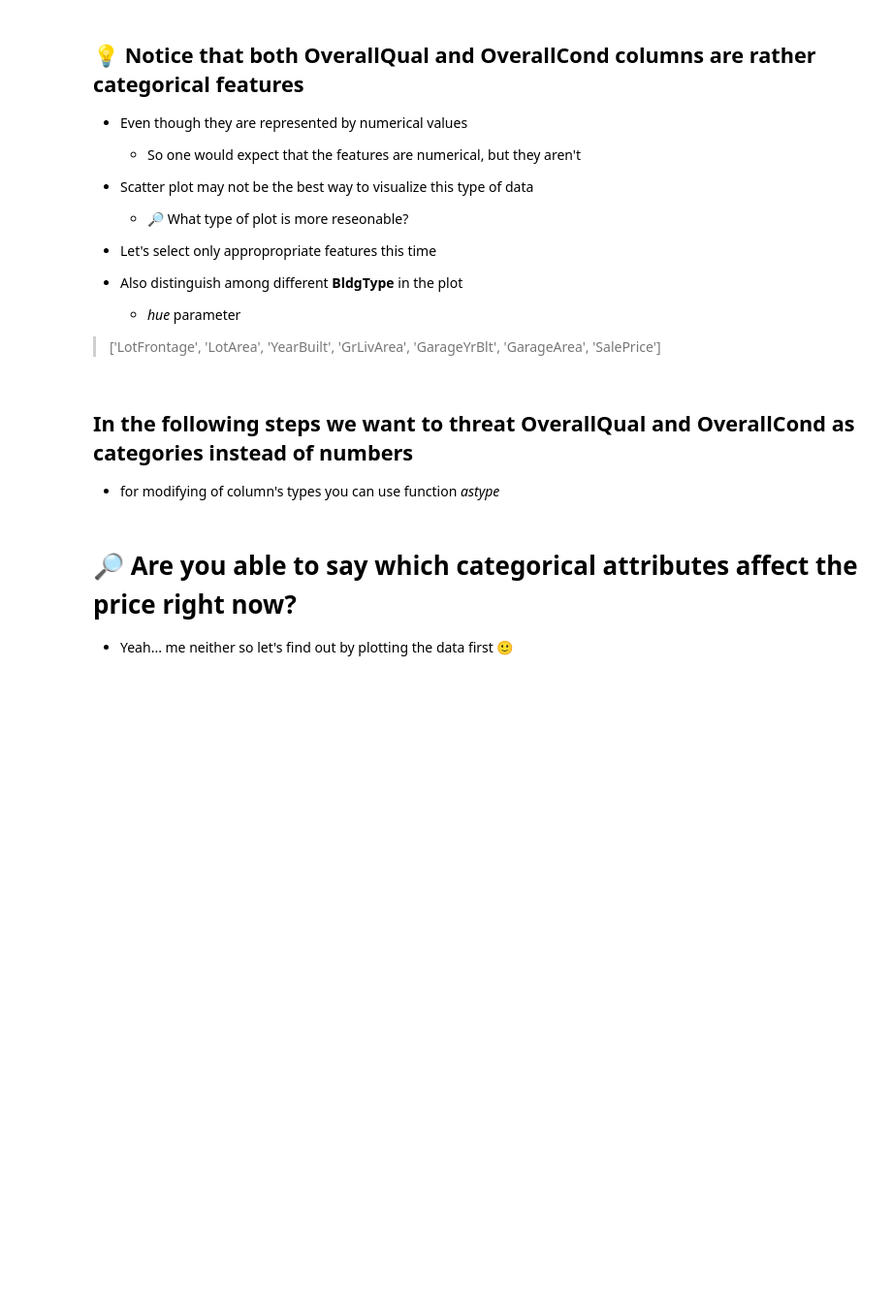
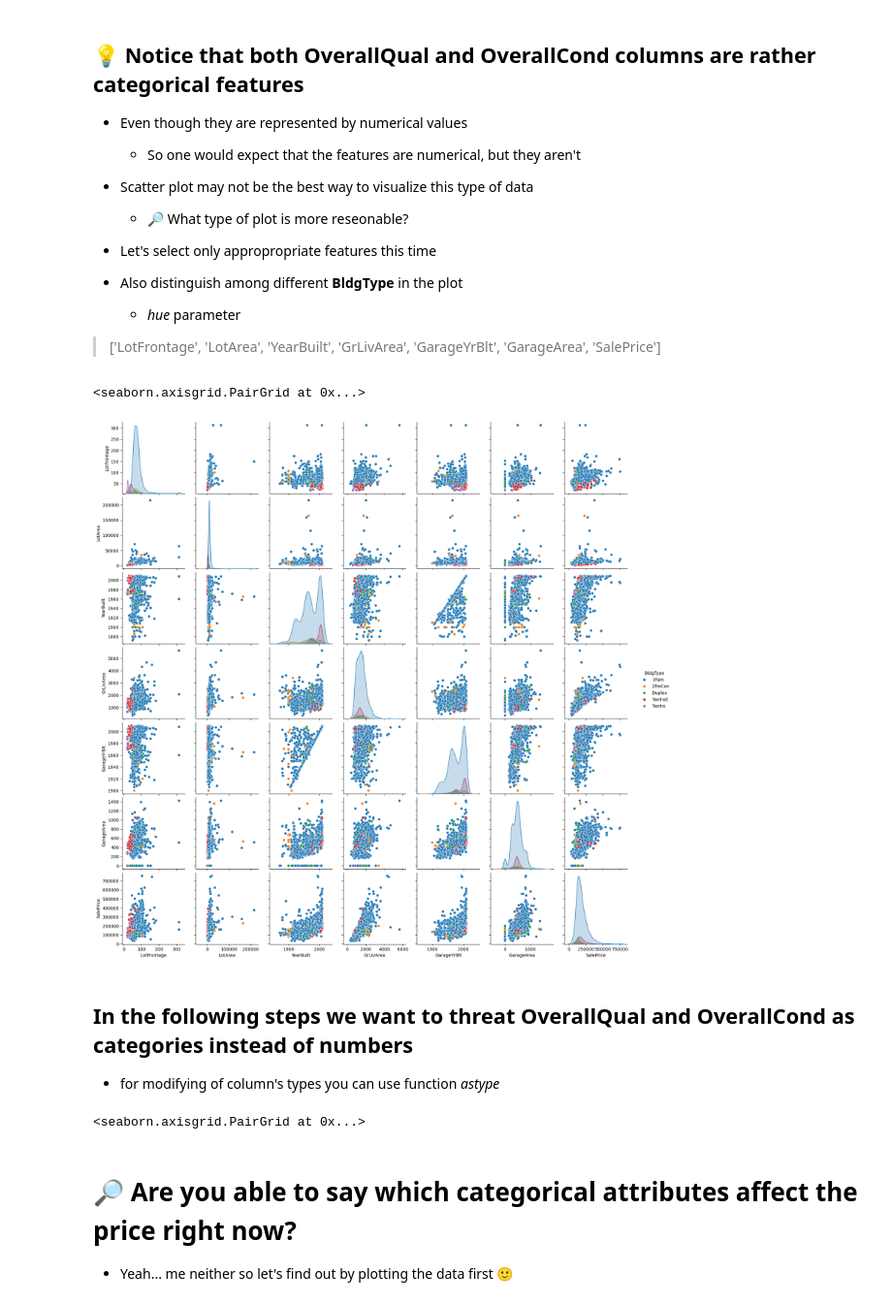
Before and after one commit to deenyse/VSB_ZSU, a Jupyter notebook: fml_03.ipynb, the cells around one changed output. Shown at 97% size. Cells and saved outputs as stored; diff of their text form; code cells hidden in the pictures; blank space fills up the shorter version.

```diff
--- a/fml_03.ipynb
+++ b/fml_03.ipynb
@@ -32,3 +32,5 @@ import seaborn as sns # another matplotlib interface - styled and easier to use
 # %% [markdown]
 ## Load the data into the Pandas DataFrame
 * https://raw.githubusercontent.com/rasvob/VSB-FEI-Fundamentals-of-Machine-Learning-Exercises/master/datasets/zsu_cv1_data.csv
+# %%
+df = pd.read_csv("https://raw.githubusercontent.com/rasvob/VSB-FEI-Fundamentals-of-Machine-Learning-Exercises/master/datasets/zsu_cv1_data.csv")
@@ -65,9 +95,23 @@ with pd.option_context('display.max_columns', None):
     * *hue* parameter
 
 > ['LotFrontage', 'LotArea', 'YearBuilt', 'GrLivArea', 'GarageYrBlt', 'GarageArea', 'SalePrice']
+# %%
+s_cols = ['LotFrontage', 'LotArea', 'YearBuilt', 'GrLivArea', 'GarageYrBlt', 'GarageArea', 'SalePrice']
+
+sns.pairplot(data=df, vars=s_cols, hue="BldgType")
+# %% [output]
+<seaborn.axisgrid.PairGrid at 0x...>
+[figure, added]
 # %% [markdown]
 ## In the following steps we want to threat OverallQual and OverallCond as categories instead of numbers
 * for modifying of column's types you can use function *astype*
+# %%
+df['OverallQual'].astype = 'string'
+df['OverallCond'].astype = 'string'
+
+sns.pairplot(data=df, vars=s_cols, hue="BldgType")
+# %% [output]
+<seaborn.axisgrid.PairGrid at 0x...>
 # %% [markdown]
 # 🔎 Are you able to say which categorical attributes affect the price right now?
 - Yeah... me neither so let's find out by plotting the data first 🙂
```
Also changed, not shown: parts of 4 cells of this notebook.
